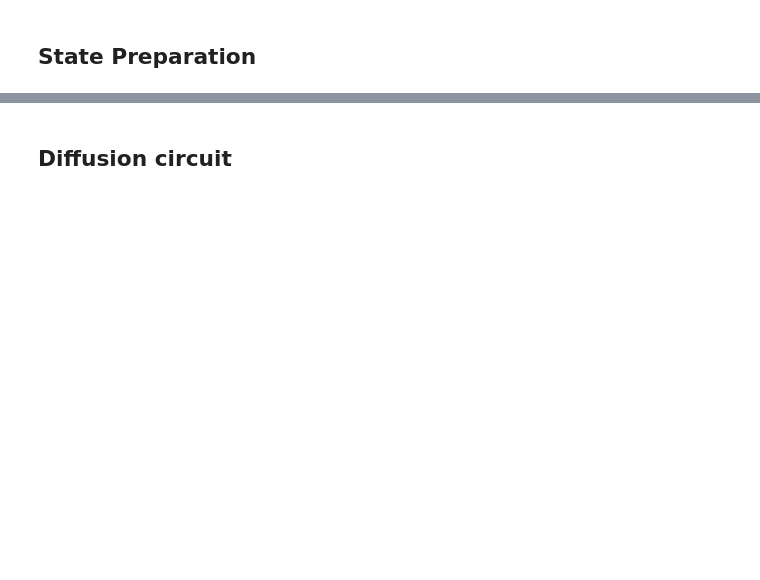
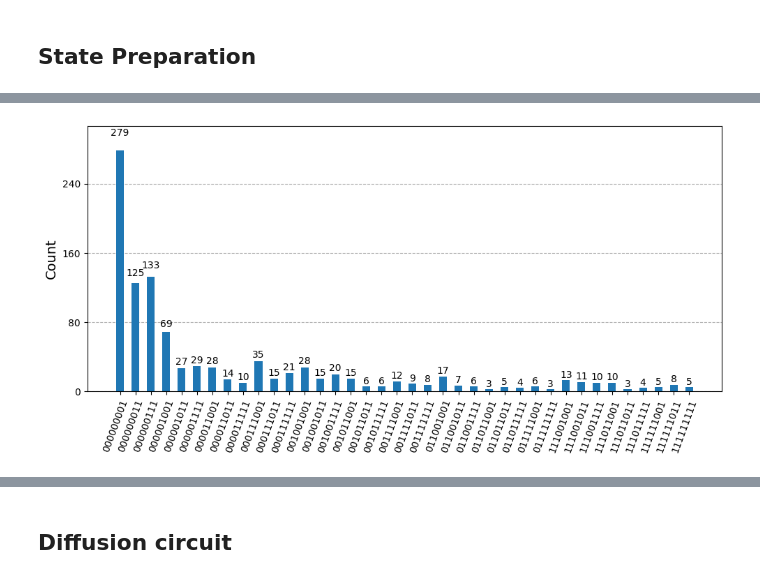
Before and after one commit to EmmanueleVilla/quantum_computing, a Jupyter notebook: Dungeon_Second_Solution.ipynb, the cells around one changed output, grey strips where cells are left out. Cells and saved outputs as stored; diff of their text form; code cells hidden in the pictures; blank space fills up the shorter version.

```diff
--- a/Dungeon_Second_Solution.ipynb
+++ b/Dungeon_Second_Solution.ipynb
@@ -120,5 +117,6 @@ for i in range(9):
     if i == 0:
       circuit_to_draw = qc
 
-circuit_to_draw.draw("mpl")
+# Adding measurements to the example circuit
+circuit_to_draw.measure(range(9), range(9))
 # %% [output]
@@ -126,0 +125,11 @@ time: 1.05 s (started: 2024-04-08 14:01:22 +00:00)
+# %%
+# Run on simulator and plot counts
+quantum_simulator = Aer.get_backend('qasm_simulator')
+transpiled_circuit = transpile(circuit_to_draw, quantum_simulator)
+job = quantum_simulator.run(transpiled_circuit, shots=1024)
+counts = job.result().get_counts()
+
+# Draw histogram of counts
+plot_histogram(counts, figsize=(10, 5))
+# %% [output]
+[figure, added]
```
Also changed, not shown: parts of 21 cells of this notebook.
